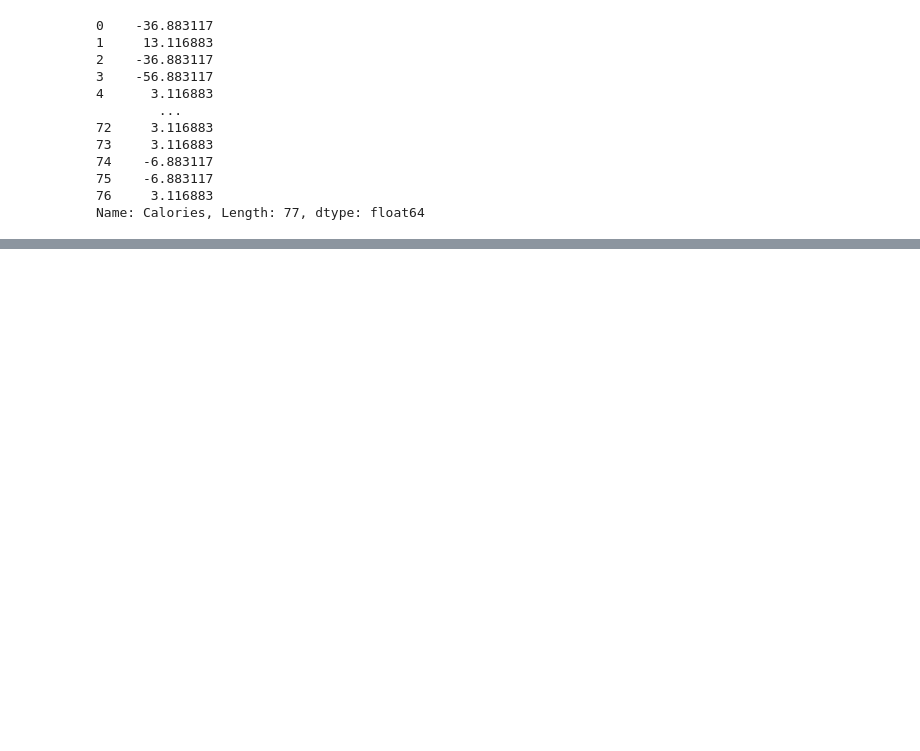
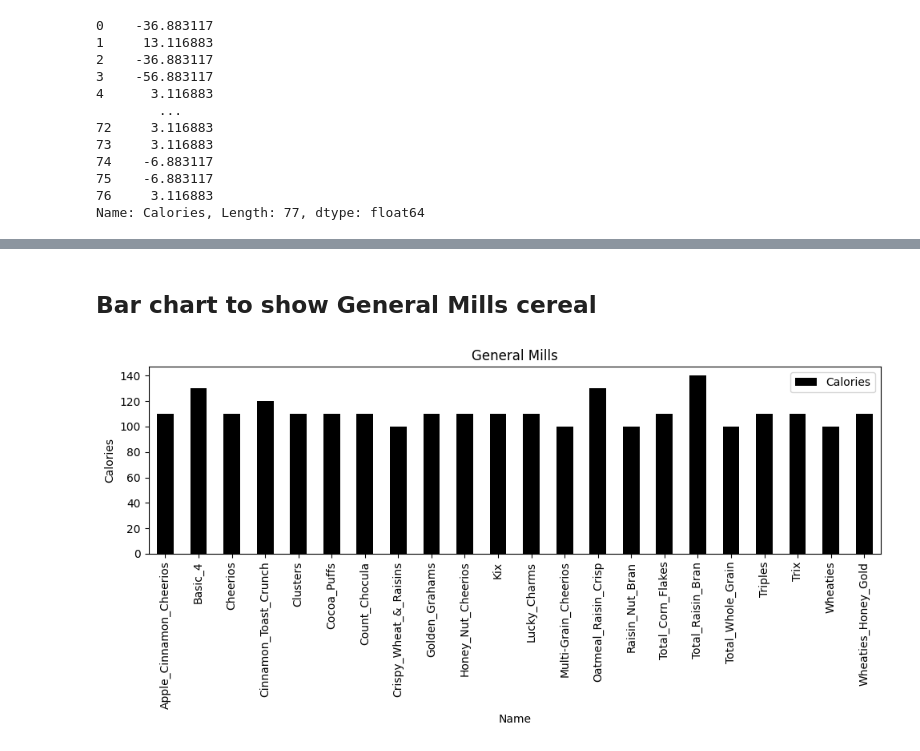
Before and after one commit to jarallum92/M2_Project_Cereals, a Jupyter notebook: M2_Project_Cereals.ipynb, the cells around one changed output, grey strips where cells are left out. Cells and saved outputs as stored; diff of their text form; code cells hidden in the pictures; blank space fills up the shorter version.

```diff
--- a/M2_Project_Cereals.ipynb
+++ b/M2_Project_Cereals.ipynb
@@ -190,0 +307,19 @@ plt.show()
+# %% [markdown]
+## Bar chart to show General Mills cereal
+# %%
+manufacturer_2_cereals.plot(
+    kind='bar',
+    x='Name',
+    y='Calories',
+    rot=90,
+    color='black',
+    figsize=(10, 5)
+).set(
+    xlabel='Name',
+    ylabel='Calories'
+)
+plt.title("General Mills")
+plt.tight_layout()  # Adjust layout to avoid overlapping labels
+plt.show()
+# %% [output]
+[figure, added]
```
Also changed, not shown: parts of 37 cells of this notebook.
